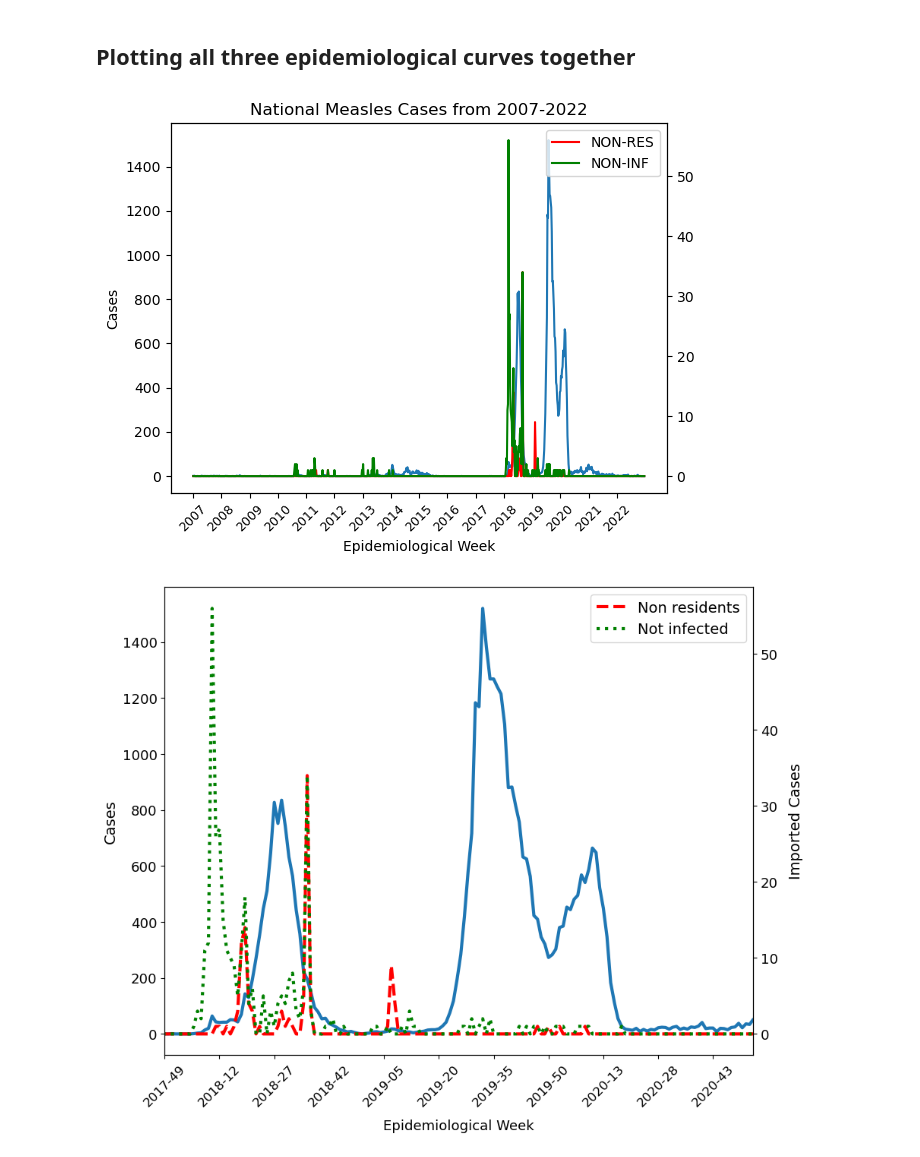
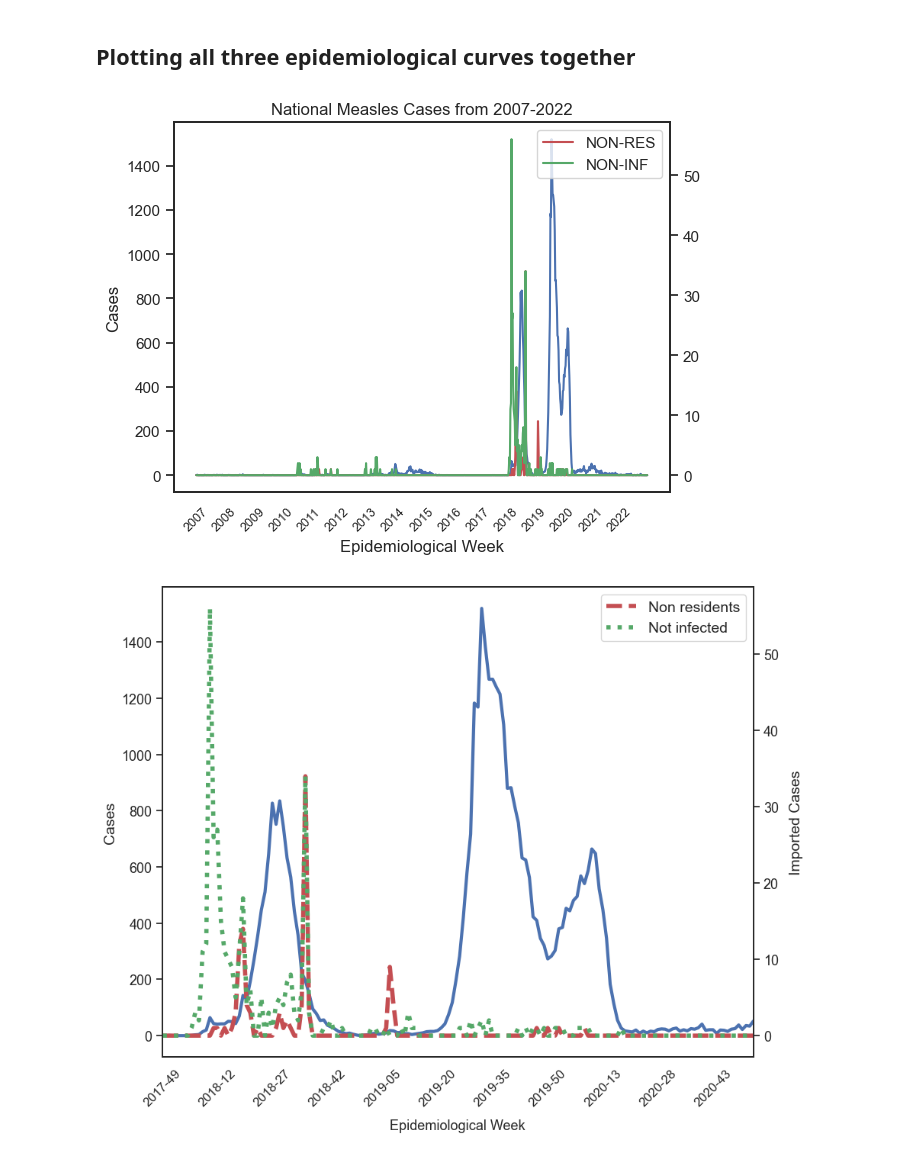
Before and after one commit to denisecammarota/measles-BR, a Jupyter notebook: Notebooks/Epidemic_Curves.ipynb, the cells around one changed output. Cells and saved outputs as stored; diff of their text form; code cells hidden in the pictures.

```diff
--- a/Notebooks/Epidemic_Curves.ipynb
+++ b/Notebooks/Epidemic_Curves.ipynb
@@ -3,6 +3,8 @@ import numpy as np
 import matplotlib.pyplot as plt
 import pandas as pd
 import sys
+import seaborn as sns
+sns.set(style="white")
 from epiweeks import Year
 # %%
 sys.path.append('..')
@@ -225,33 +225,33 @@ plt.legend()
 
 plt.show()
 # %% [output]
-[figure, old version]
+[figure, new version]
 # %%
 # Plotting
 x = range(len(df_nat['DATA_EPI']))
 fig, ax = plt.subplots(figsize = (10,8))
 ax.plot(x, df_nat['CASES'],'-', linewidth = 3)
 
 # Adjusting ticks
 x_ticks = np.arange(0,len(x),15)
 plt.xticks(x_ticks, df_nat['DATA_EPI'][x_ticks], rotation = 45,fontsize = 12)
 plt.yticks(fontsize = 13)
 #plt.title('National Measles Cases from 2007-2022')
 plt.xlim((570,731))
 plt.xlabel('Epidemiological Week', fontsize = 13, labelpad = 10)
 plt.ylabel('Cases', fontsize = 14)
 
 ax2 = ax.twinx()
-ax2.plot(x, df_nat['CASES_RES'], '--', color = 'r',label = 'Non residents', linewidth = 3)
-ax2.plot(x, df_nat['CASES_INF'], ':', color = 'g', label = 'Not infected', linewidth = 3)
+ax2.plot(x, df_nat['CASES_RES'], '--', color = 'r',label = 'Non residents', linewidth = 4)
+ax2.plot(x, df_nat['CASES_INF'], ':', color = 'g', label = 'Not infected', linewidth = 4)
 plt.ylabel('Imported Cases', fontsize = 14, labelpad = 10)
 plt.yticks(fontsize = 13)
 plt.legend(fontsize = 14)
 plt.savefig('../Figs/timeseries_plot.pdf',bbox_inches='tight')
 
 plt.show()
 # %% [output]
-[figure, old version]
+[figure, new version]
 # %%
 # Plotting
 x = range(len(df_nat['DATA_EPI']))
```
Also changed, not shown: parts of 6 cells of this notebook, 10 other files.
